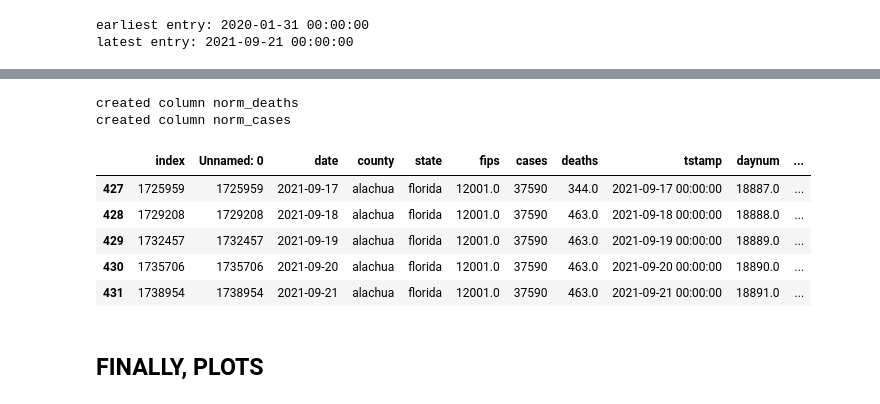
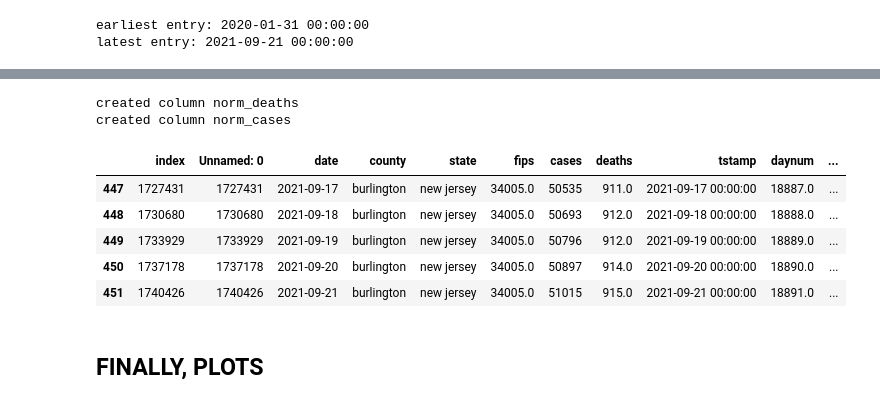
Before and after one commit to robyu/covid, a Jupyter notebook: analyze-nytimes-covid-county.ipynb, the cells around one changed output, grey strips where cells are left out. Cells and saved outputs as stored; diff of their text form; code cells hidden in the pictures.

```diff
--- a/analyze-nytimes-covid-county.ipynb
+++ b/analyze-nytimes-covid-county.ipynb
@@ -184,7 +201,7 @@ if COUNTY_CRITERIA=='all':
     just_sc_df = just_sc_df.drop_duplicates()
     cs_list = [(row['county'],row['state']) for index, row in just_sc_df.iterrows()]
 elif COUNTY_CRITERIA=='manual_selection':
-    cs_list = [('santa clara', 'california'),('bernalillo','new mexico'),('alachua','florida')]
+    cs_list = [('santa clara', 'california'),('bernalillo','new mexico'),('alachua','florida'),('burlington','new jersey')]
     #cs_list = [('santa clara', 'california')]
     #cs_list = [('lane', 'oregon')]
 else:
@@ -220,7 +237,7 @@ latest entry: 2021-09-21 00:00:00
 # %%
 #
 # specify START_DATE, find closest match and filter
-START_DATE='2021-05-01'
+START_DATE='2021-06-01'
 
 start_dt=pd.to_datetime(START_DATE)  # find index corresponding to START_DATE
 
@@ -275,10 +287,0 @@ filtered_pop.pickle   normalized_pop.pickle
-# %%
-READ_DF_FROM_FILE=True
-nyt_fname = "filtered_nyt.pickle"
-pop_fname = "filtered_pop.pickle"
-if READ_DF_FROM_FILE:
-    nyt_df3, pop_df3 = cvd.unpickle_dataframes(nyt_fname,
-                                               pop_fname)
-
-#end
-nyt_df3.head()
@@ -292,15 +288,32 @@ nyt_df3.head()
+# %%
+READ_DF_FROM_FILE=True
+
+nyt_fname = "filtered_nyt.pickle"
+pop_fname = "fixed_pop.pickle"
+if READ_DF_FROM_FILE:
+    nyt_df3 = cvd.unpickle_dataframe(nyt_fname)
+    pop_df3 = cvd.unpickle_dataframe(pop_fname)
+    cs_list = cvd.unpickle_dataframe("cs_list.pickle")
+#end
+
+assert len(nyt_df3['county'].unique())==len(cs_list)
+assert len(pop_df3.loc[pop_df1.county=='alachua county'])==1
+assert len(pop_df3.loc[pop_df1.state=='florida'])==67
+assert len(pop_df3.loc[(pop_df1.state=='florida') & (pop_df1.county=='alachua county')])==1
 # %%
+PER_CAP_SCALEFACTOR=100e+3
 #
 # compute norm_deaths_per_county_df and norm_cases_per_county_df
-nyt_df4 = cvd.normalize_cases_deaths(nyt_df3, pop_df3)
+nyt_df4 = cvd.normalize_cases_deaths(nyt_df3, pop_df3, per_cap_scalefactor=PER_CAP_SCALEFACTOR)
+nyt_df4.tail()
 
-nyt_df4.tail()
+# don't compute D(norm_deaths) because it's a pain to identify and iterate through each county-state
 # %% [output]
 created column norm_deaths
 created column norm_cases
 |  | index | Unnamed: 0 | date | county | state | fips | cases | deaths | tstamp | daynum | ... |
-| 427 | 1725959 | 1725959 | 2021-09-17 | alachua | florida | 12001.0 | 37590 | 344.0 | 2021-09-17 00:00:00 | 18887.0 | ... |
-| 428 | 1729208 | 1729208 | 2021-09-18 | alachua | florida | 12001.0 | 37590 | 463.0 | 2021-09-18 00:00:00 | 18888.0 | ... |
-| 429 | 1732457 | 1732457 | 2021-09-19 | alachua | florida | 12001.0 | 37590 | 463.0 | 2021-09-19 00:00:00 | 18889.0 | ... |
-| 430 | 1735706 | 1735706 | 2021-09-20 | alachua | florida | 12001.0 | 37590 | 463.0 | 2021-09-20 00:00:00 | 18890.0 | ... |
-| 431 | 1738954 | 1738954 | 2021-09-21 | alachua | florida | 12001.0 | 37590 | 463.0 | 2021-09-21 00:00:00 | 18891.0 | ... |
+| 447 | 1727431 | 1727431 | 2021-09-17 | burlington | new jersey | 34005.0 | 50535 | 911.0 | 2021-09-17 00:00:00 | 18887.0 | ... |
+| 448 | 1730680 | 1730680 | 2021-09-18 | burlington | new jersey | 34005.0 | 50693 | 912.0 | 2021-09-18 00:00:00 | 18888.0 | ... |
+| 449 | 1733929 | 1733929 | 2021-09-19 | burlington | new jersey | 34005.0 | 50796 | 912.0 | 2021-09-19 00:00:00 | 18889.0 | ... |
+| 450 | 1737178 | 1737178 | 2021-09-20 | burlington | new jersey | 34005.0 | 50897 | 914.0 | 2021-09-20 00:00:00 | 18890.0 | ... |
+| 451 | 1740426 | 1740426 | 2021-09-21 | burlington | new jersey | 34005.0 | 51015 | 915.0 | 2021-09-21 00:00:00 | 18891.0 | ... |
```
Also changed, not shown: parts of 33 cells of this notebook, 2 other files.
